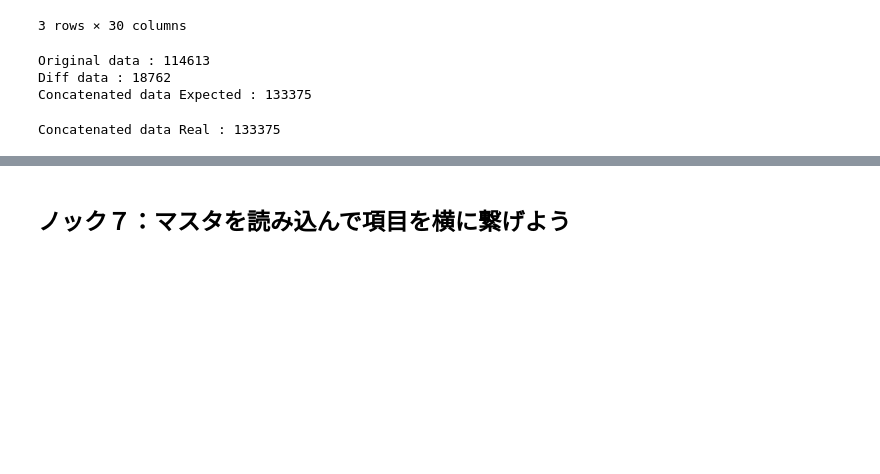
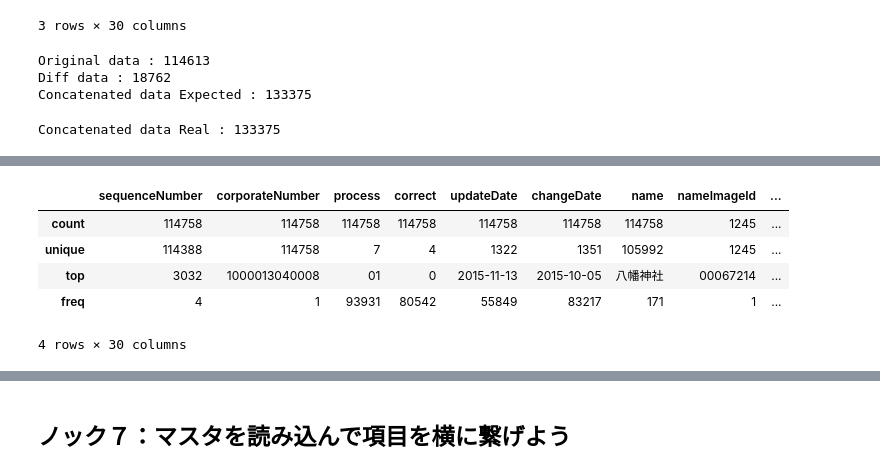
Before and after one commit to BP-Test/01_python_100knock_visualization, a Jupyter notebook: chapter-1/src/1章.ipynb, the cells around one changed output, grey strips where cells are left out. Drawn from its saved outputs; the diff is of its cells as text; code cells hidden in the pictures; blank space fills up the shorter version.

```diff
--- a/chapter-1/src/1章.ipynb
+++ b/chapter-1/src/1章.ipynb
@@ -426,0 +435,11 @@ memory usage: 31.5+ MB
+# %%
+data.drop_duplicates(subset='corporateNumber', keep='last', inplace=True)
+# %%
+data.describe()
+# %% [output]
+|  | sequenceNumber | corporateNumber | process | correct | updateDate | changeDate | name | nameImageId | ... |
+| count | 114758 | 114758 | 114758 | 114758 | 114758 | 114758 | 114758 | 1245 | ... |
+| unique | 114388 | 114758 | 7 | 4 | 1322 | 1351 | 105992 | 1245 | ... |
+| top | 3032 | 1000013040008 | 01 | 0 | 2015-11-13 | 2015-10-05 | 八幡神社 | 00067214 | ... |
+| freq | 4 | 1 | 93931 | 80542 | 55849 | 83217 | 171 | 1 | ... |
+4 rows × 30 columns
```
Also changed, not shown: parts of 21 cells of this notebook.
